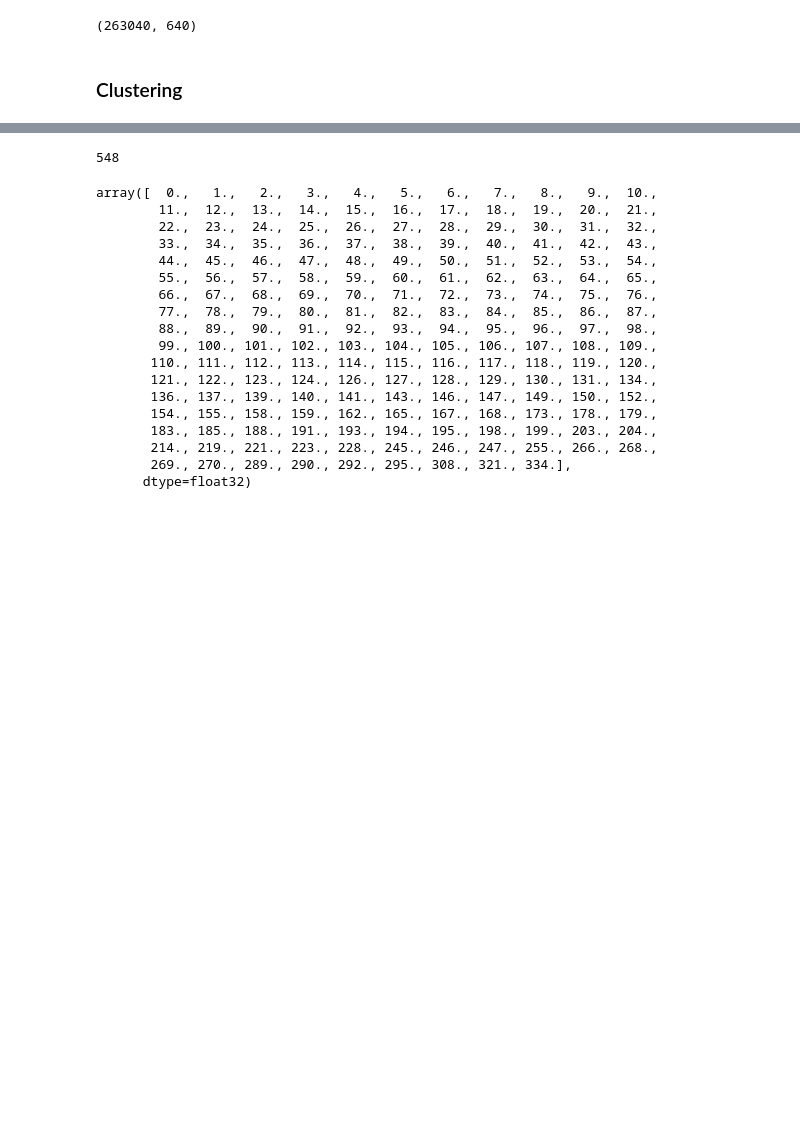
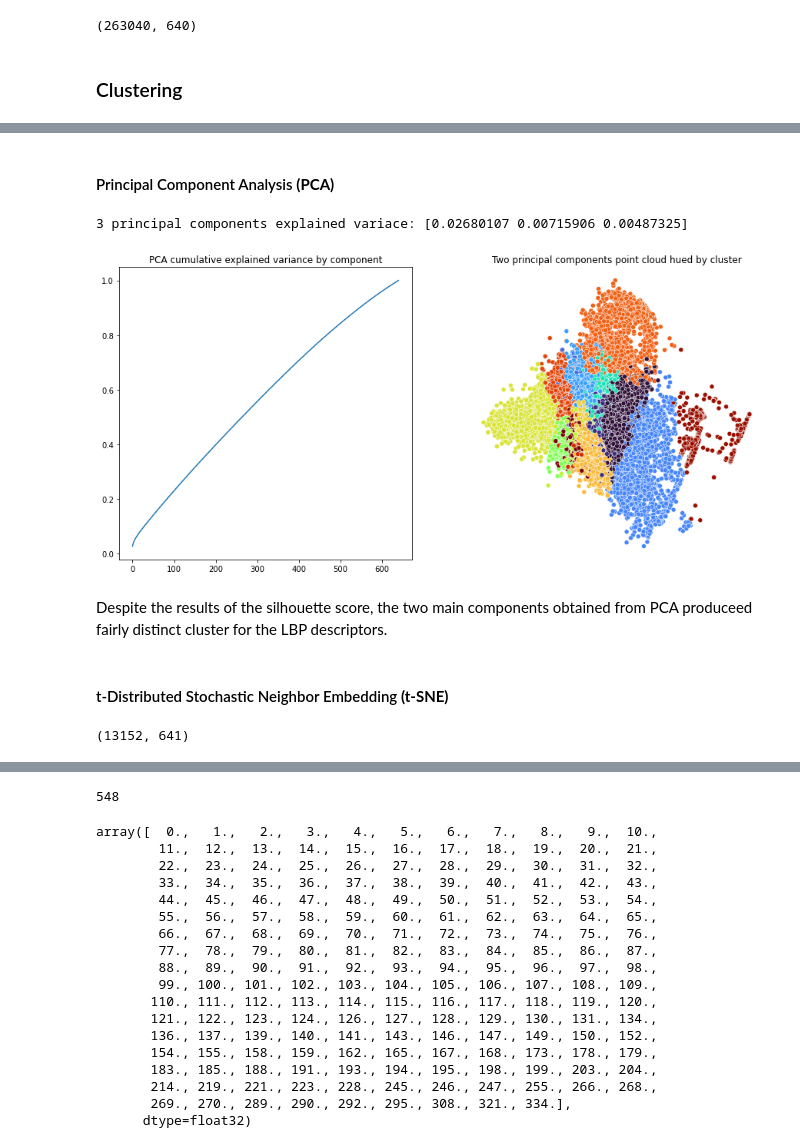
Before and after one commit to josealexandre-mecai/img-processing-2022, a Jupyter notebook: BOVW_Train.ipynb, the cells around one changed output, grey strips where cells are left out. Cells and saved outputs as stored; diff of their text form; code cells hidden in the pictures; blank space fills up the shorter version.

```diff
--- a/BOVW_Train.ipynb
+++ b/BOVW_Train.ipynb
@@ -600,3 +613,4 @@ for k in n_clusters:
 # %%
-k = 200
+# Apply kmeans for the whole dataset of descriptors with k = 25
+k = 25
 voc, variance = kmeans(descriptors_float, k, 1)
@@ -626,0 +629,17 @@ voc.shape
+# %% [markdown]
+#### Principal Component Analysis __(PCA)__
+# %%
+plot_pca(descriptors_cluster)
+# %% [output]
+3 principal components explained variace: [0.02680107 0.00715906 0.00487325]
+[figure, added]
+# %% [markdown]
+Despite the results of the silhouette score, the two main components obtained from PCA produceed fairly distinct cluster for the LBP descriptors.
+# %% [markdown]
+#### t-Distributed Stochastic Neighbor Embedding __(t-SNE)__
+# %%
+sample_tsne = np.random.choice(descriptors_cluster.shape[0], size = int(descriptors_cluster.shape[0]*0.05), replace = False)
+descriptors_cluster_sample = descriptors_cluster[sample_tsne]
+print(descriptors_cluster_sample.shape)
+# %% [output]
+(13152, 641)
```
Also changed, not shown: parts of 12 cells of this notebook.
